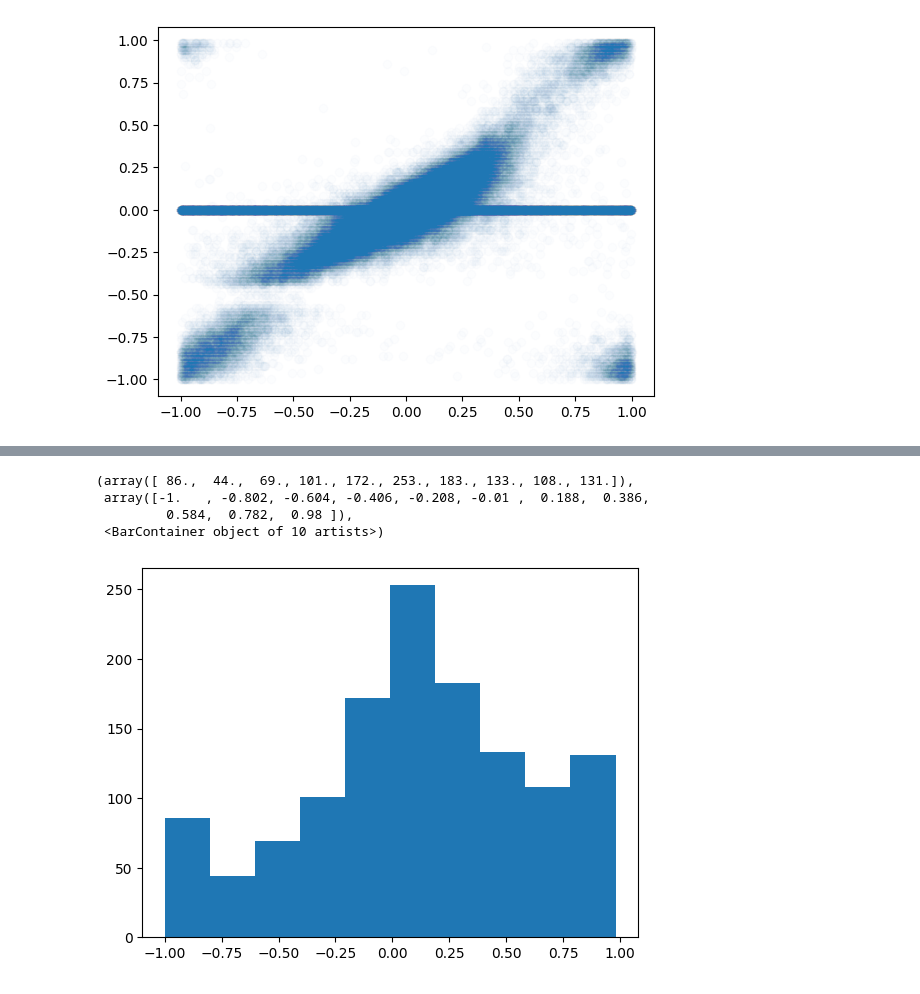
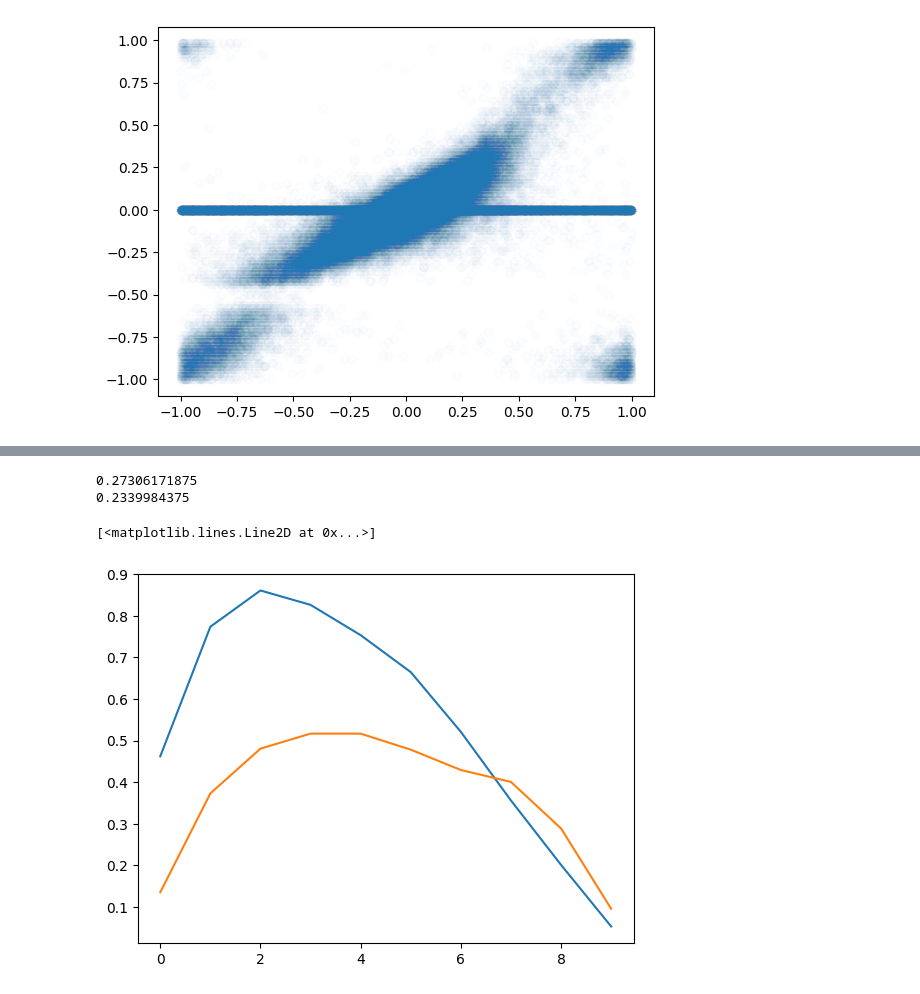
Before and after one commit to wilkieolin/phasor_jax, a Jupyter notebook: spiking test.ipynb, the cells around one changed output, grey strips where cells are left out. Drawn from its saved outputs; the diff is of its cells as text; code cells hidden in the pictures.

```diff
--- a/spiking test.ipynb
+++ b/spiking test.ipynb
@@ -335,5 +159,0 @@ IndexError: index 391 is out of bounds for axis 0 with size 335
-# %%
-for (i, inds) in enumerate(active):
-    t = np.ones_like(inds[0]) * i
-    all_inds = [t, *inds]
-    mat[all_inds] = 1.0
@@ -434,8 +160,20 @@ plt.colorbar()
-# %%
-plt.hist(p[:,:,-3].ravel())
-# %% [output]
-(array([ 86.,  44.,  69., 101., 172., 253., 183., 133., 108., 131.]),
- array([-1.   , -0.802, -0.604, -0.406, -0.208, -0.01 ,  0.188,  0.386,
-         0.584,  0.782,  0.98 ]),
- <BarContainer object of 10 artists>)
-[figure, removed]
+# %%
+mbs1, mbs2 = model.apply(params2, key, sample, spiking=True, mask_angle=0.1)
+# %%
+print(spiking_rate(mbs1))
+print(spiking_rate(mbs2))
+# %% [output]
+0.27306171875
+0.2339984375
+# %%
+mbsp1 = train_to_phase(mbs1)
+mbsp2 = train_to_phase(mbs2)
+# %%
+mb_corr1 = [pearsonr(bl1.ravel(), mbsp1[...,i].ravel()).statistic for i in range(mbsp1.shape[-1]-1)]
+mb_corr2 = [pearsonr(bl2.ravel(), mbsp2[...,i].ravel()).statistic for i in range(mbsp2.shape[-1]-1)]
+# %%
+plt.plot(mb_corr1)
+plt.plot(mb_corr2)
+# %% [output]
+[<matplotlib.lines.Line2D at 0x...>]
+[figure, added]
```
Also changed, not shown: parts of 91 cells of this notebook, 3 other files.
